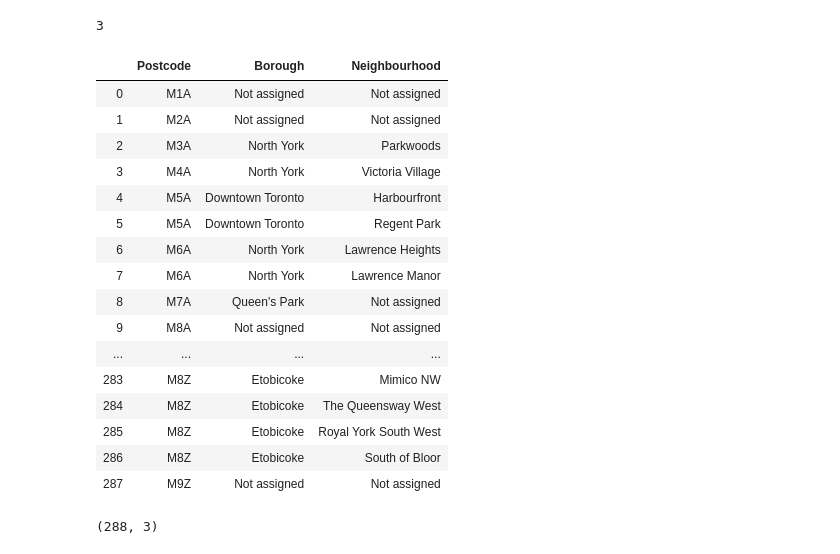
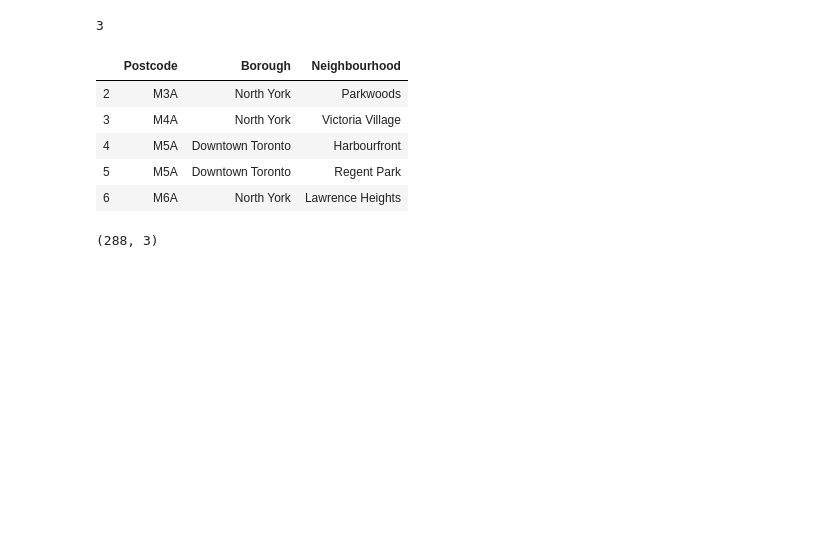
Before and after one commit to helalme/Coursera_Capstone, a Jupyter notebook: Week3-SegmentationClusteringNeighborhoodInToronto.ipynb, the cells around one changed output. Cells and saved outputs as stored; diff of their text form; code cells hidden in the pictures; blank space fills up the shorter version.

```diff
--- a/Week3-SegmentationClusteringNeighborhoodInToronto.ipynb
+++ b/Week3-SegmentationClusteringNeighborhoodInToronto.ipynb
@@ -36,25 +38,14 @@ len(table)
 # %% [output]
 3
 # %%
-table[0]
+table[0].head()
 # %% [output]
 |  | Postcode | Borough | Neighbourhood |
-| 0 | M1A | Not assigned | Not assigned |
-| 1 | M2A | Not assigned | Not assigned |
 | 2 | M3A | North York | Parkwoods |
 | 3 | M4A | North York | Victoria Village |
 | 4 | M5A | Downtown Toronto | Harbourfront |
 | 5 | M5A | Downtown Toronto | Regent Park |
 | 6 | M6A | North York | Lawrence Heights |
-| 7 | M6A | North York | Lawrence Manor |
-| 8 | M7A | Queen's Park | Not assigned |
-| 9 | M8A | Not assigned | Not assigned |
-| ... | ... | ... | ... |
-| 283 | M8Z | Etobicoke | Mimico NW |
-| 284 | M8Z | Etobicoke | The Queensway West |
-| 285 | M8Z | Etobicoke | Royal York South West |
-| 286 | M8Z | Etobicoke | South of Bloor |
-| 287 | M9Z | Not assigned | Not assigned |
 # %%
 postcodeToronto=table[0]
 # %%
```
Also changed, not shown: parts of 34 cells of this notebook.
